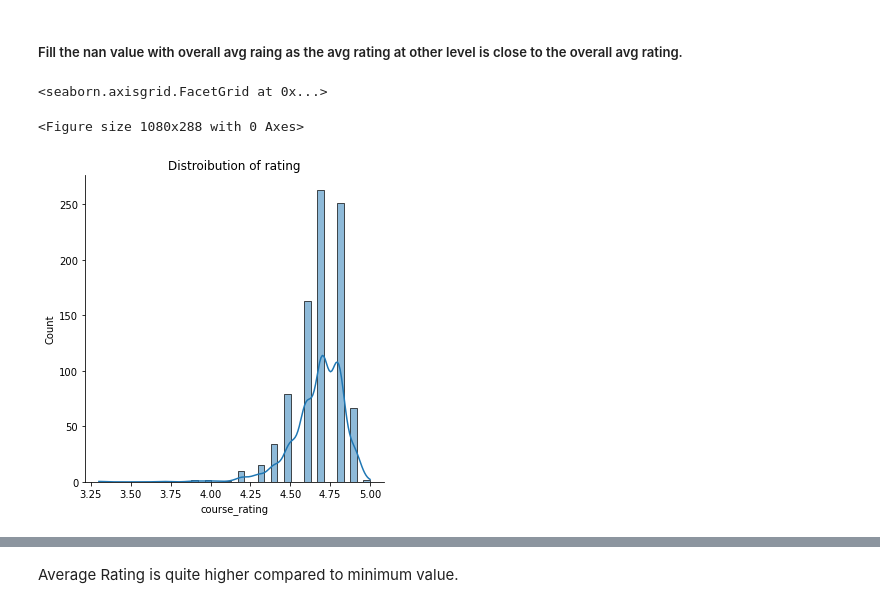
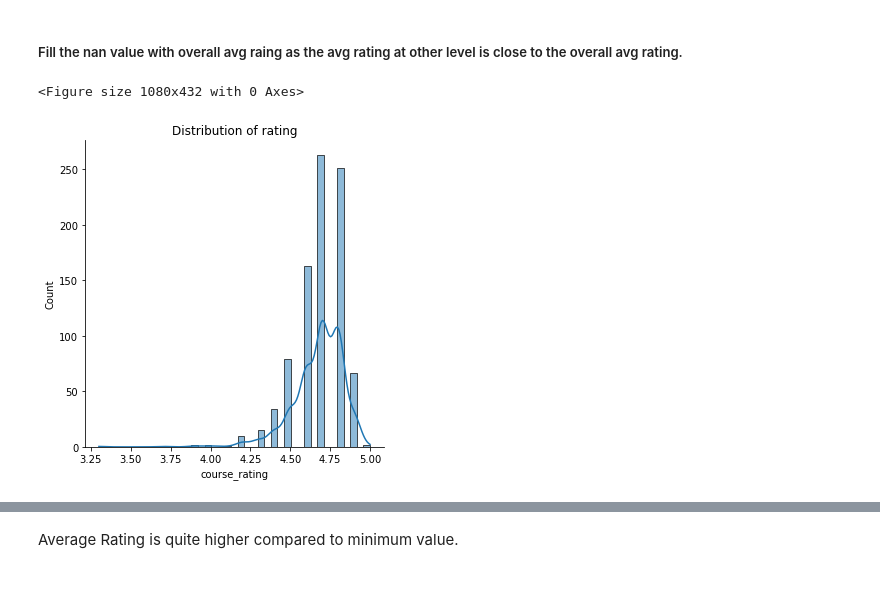
Before and after one commit to Tsandesh21/CourseAnalysis, a Jupyter notebook: Final.ipynb, the cells around one changed output, grey strips where cells are left out. Drawn from its saved outputs; the diff is of its cells as text; code cells hidden in the pictures.

```diff
--- a/Final.ipynb
+++ b/Final.ipynb
@@ -265,9 +305,9 @@ Name: course_difficulty, dtype: int64
 courses['course_rating'].fillna(round(courses['course_rating'].mean(),1),inplace=True)
 # %%
 # distribution of ratings
-plt.figure(figsize=(15,4))
-sns.displot(data=courses, x="course_rating", kde=True).set(title='Distroibution of rating')
+plt.figure(figsize=(15,6))
+sns.displot(data=courses, x="course_rating", kde=True).set(title='Distribution of rating')
+plt.show()
 # %% [output]
-<seaborn.axisgrid.FacetGrid at 0x...>
+<Figure size 1080x432 with 0 Axes>
-<Figure size 1080x288 with 0 Axes>
-[figure, old version]
+[figure, new version]
```
Also changed, not shown: parts of 60 cells of this notebook.
